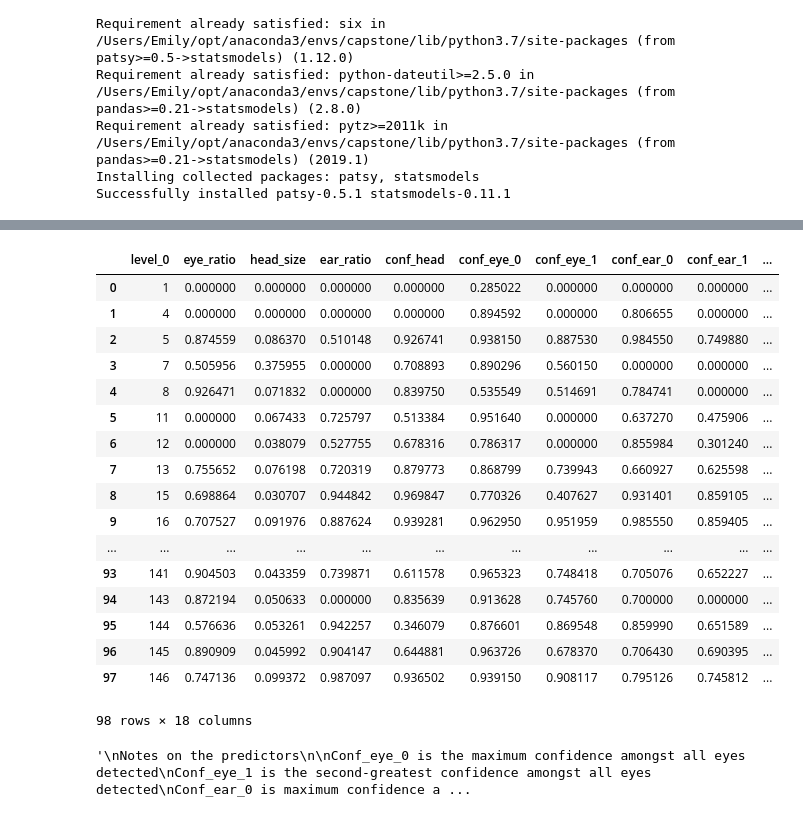
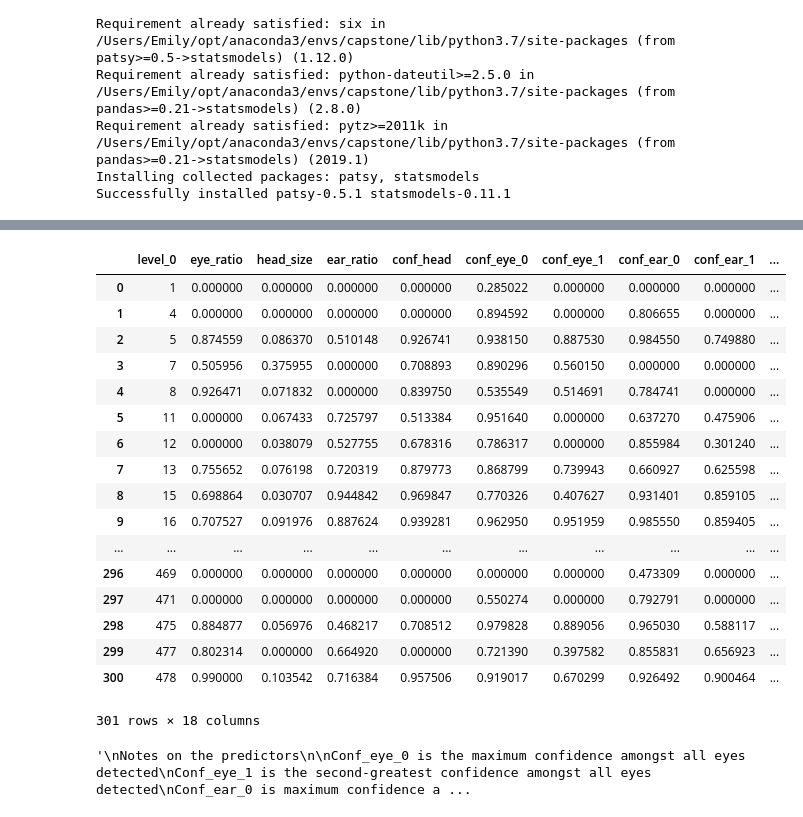
Before and after one commit to iacs-capstone-2020-adoptimize/final_project, a Jupyter notebook: notebooks/regression_refinements_analysis.ipynb, the cells around one changed output, grey strips where cells are left out. Saved outputs shown, nothing was run; the diff lists cells and outputs as text; code cells hidden in the pictures.

```diff
--- a/notebooks/regression_refinements_analysis.ipynb
+++ b/notebooks/regression_refinements_analysis.ipynb
@@ -50,7 +50,7 @@ x_headers = [
 Load up predictors and display them.
 """
 
-predictors = np.loadtxt("../data/regression_training/features.txt")
+predictors = np.loadtxt("../data/regression_training/features_v2.txt")
 predictors_df = pd.DataFrame(predictors, columns=x_headers)
 display(predictors_df)
 # %% [output]
@@ -76,40 +76,40 @@ display(predictors_df)
 # Each item in X-headers is just a labeled image in the a random video
 # A frame where none of the items are 0, no cat is detected.
 # %%
-frames_df = pd.read_csv("../data/regression_training/score_v1.csv", names=["labeler", "video", "frame_seconds", "score"])
+frames_df = pd.read_csv("../data/regression_training/score_v2.csv", names=["labeler", "video", "frame_seconds", "score"])
 
 # Grab all frames where there's a cat
 frames_df = frames_df[frames_df["score"] > 0].reset_index()
 # display(frames_df)
 
 # Now create a DF concating the predictors, and score + frame_metadata
 data_df = pd.concat([predictors_df, frames_df], axis=1)
 
 headers_to_sum = x_headers[:-1]
 
 # Sum all columns for a given row, and if anything is greater than 0, use the row
 data_df["sum"] = data_df[headers_to_sum].sum(axis=1)
 data_df = data_df[data_df["sum"] > 0].reset_index()
 display(data_df)
 # %% [output]
 |  | level_0 | eye_ratio | head_size | ear_ratio | conf_head | conf_eye_0 | conf_eye_1 | conf_ear_0 | conf_ear_1 | ... |
 | 0 | 1 | 0.000000 | 0.000000 | 0.000000 | 0.000000 | 0.285022 | 0.000000 | 0.000000 | 0.000000 | ... |
 | 1 | 4 | 0.000000 | 0.000000 | 0.000000 | 0.000000 | 0.894592 | 0.000000 | 0.806655 | 0.000000 | ... |
 | 2 | 5 | 0.874559 | 0.086370 | 0.510148 | 0.926741 | 0.938150 | 0.887530 | 0.984550 | 0.749880 | ... |
 | 3 | 7 | 0.505956 | 0.375955 | 0.000000 | 0.708893 | 0.890296 | 0.560150 | 0.000000 | 0.000000 | ... |
 | 4 | 8 | 0.926471 | 0.071832 | 0.000000 | 0.839750 | 0.535549 | 0.514691 | 0.784741 | 0.000000 | ... |
 | 5 | 11 | 0.000000 | 0.067433 | 0.725797 | 0.513384 | 0.951640 | 0.000000 | 0.637270 | 0.475906 | ... |
 | 6 | 12 | 0.000000 | 0.038079 | 0.527755 | 0.678316 | 0.786317 | 0.000000 | 0.855984 | 0.301240 | ... |
 | 7 | 13 | 0.755652 | 0.076198 | 0.720319 | 0.879773 | 0.868799 | 0.739943 | 0.660927 | 0.625598 | ... |
 | 8 | 15 | 0.698864 | 0.030707 | 0.944842 | 0.969847 | 0.770326 | 0.407627 | 0.931401 | 0.859105 | ... |
 | 9 | 16 | 0.707527 | 0.091976 | 0.887624 | 0.939281 | 0.962950 | 0.951959 | 0.985550 | 0.859405 | ... |
 | ... | ... | ... | ... | ... | ... | ... | ... | ... | ... | ... |
-| 93 | 141 | 0.904503 | 0.043359 | 0.739871 | 0.611578 | 0.965323 | 0.748418 | 0.705076 | 0.652227 | ... |
-| 94 | 143 | 0.872194 | 0.050633 | 0.000000 | 0.835639 | 0.913628 | 0.745760 | 0.700000 | 0.000000 | ... |
-| 95 | 144 | 0.576636 | 0.053261 | 0.942257 | 0.346079 | 0.876601 | 0.869548 | 0.859990 | 0.651589 | ... |
-| 96 | 145 | 0.890909 | 0.045992 | 0.904147 | 0.644881 | 0.963726 | 0.678370 | 0.706430 | 0.690395 | ... |
-| 97 | 146 | 0.747136 | 0.099372 | 0.987097 | 0.936502 | 0.939150 | 0.908117 | 0.795126 | 0.745812 | ... |
+| 296 | 469 | 0.000000 | 0.000000 | 0.000000 | 0.000000 | 0.000000 | 0.000000 | 0.473309 | 0.000000 | ... |
+| 297 | 471 | 0.000000 | 0.000000 | 0.000000 | 0.000000 | 0.550274 | 0.000000 | 0.792791 | 0.000000 | ... |
+| 298 | 475 | 0.884877 | 0.056976 | 0.468217 | 0.708512 | 0.979828 | 0.889056 | 0.965030 | 0.588117 | ... |
+| 299 | 477 | 0.802314 | 0.000000 | 0.664920 | 0.000000 | 0.721390 | 0.397582 | 0.855831 | 0.656923 | ... |
+| 300 | 478 | 0.990000 | 0.103542 | 0.716384 | 0.957506 | 0.919017 | 0.670299 | 0.926492 | 0.900464 | ... |
-98 rows × 18 columns
+301 rows × 18 columns
 # %%
 """
 Notes on the predictors
```
Also changed, not shown: parts of 6 cells of this notebook.
